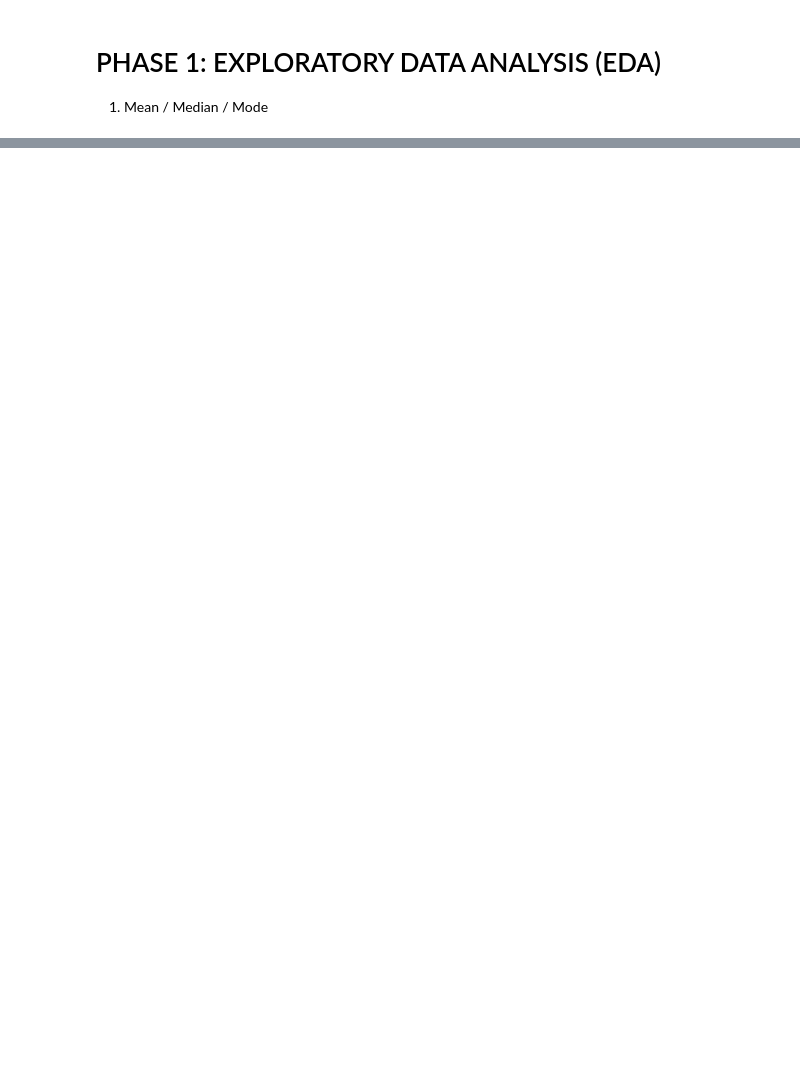
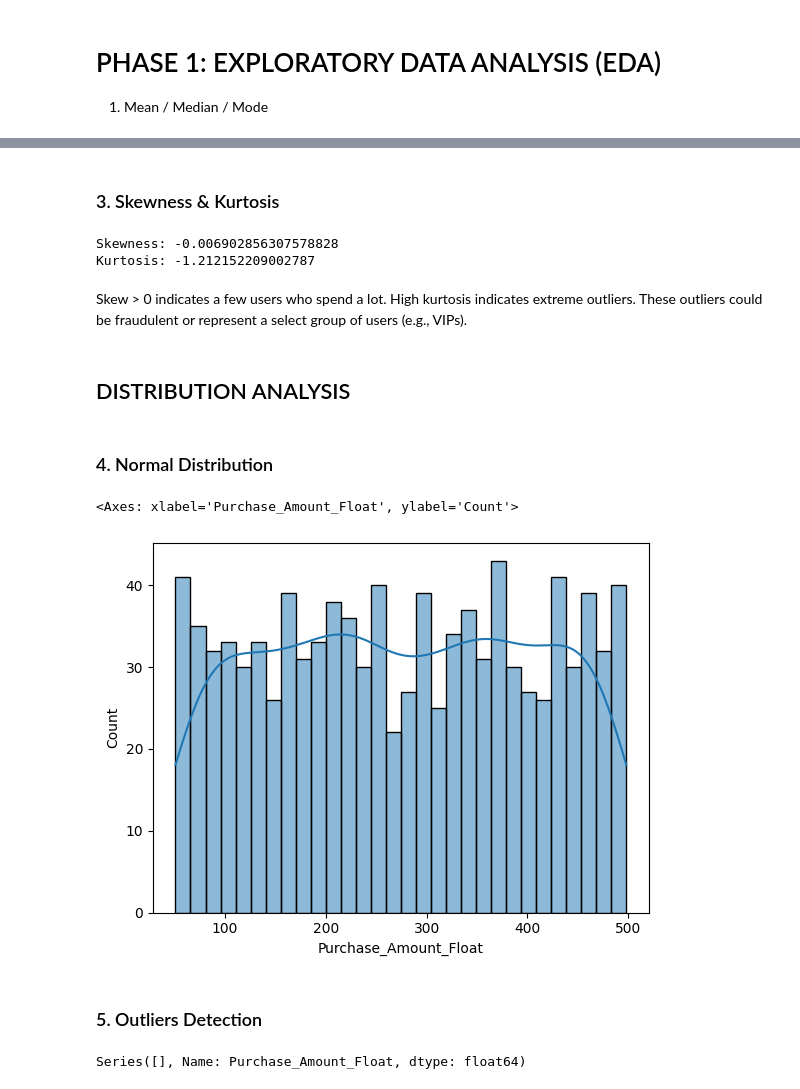
Before and after one commit to absyd/User_Behavior_Analytics_A_B_Testing_Intelligence_System, a Jupyter notebook: notebooks/eda_notebook.ipynb, the cells around one changed output, grey strips where cells are left out. Drawn from its saved outputs; the diff is of its cells as text; code cells hidden in the pictures; blank space fills up the shorter version.

```diff
--- a/notebooks/eda_notebook.ipynb
+++ b/notebooks/eda_notebook.ipynb
@@ -39,3 +50,2 @@ data_path="https://github.com/absyd/User_Behavior_Analytics_-_A-B_Testing_Intell
 # %%
-# download the data
-!wget https://github.com/absyd/User_Behavior_Analytics_-_A-B_Testing_Intelligence_System/blob/main/data/Ecommerce_Consumer_Behavior_Analysis_Data.csv
+df=pd.read_csv("../data/Ecommerce_Consumer_Behavior_Analysis_Data.csv")
@@ -44,4 +52,3 @@ sample_data
 # %%
-df=pd.read_csv("Ecommerce_Consumer_Behavior_Analysis_Data.csv")
 df.head()
 # %% [output]
@@ -48,0 +91,2 @@ ParserError: Error tokenizing data. C error: Expected 1 fields in line 38, saw 2
+# %%
+df['Purchase_Amount_Float'] = df['Purchase_Amount'].str.replace('$', '').str.replace(',', '').astype(float)
@@ -48,0 +105,10 @@ ParserError: Error tokenizing data. C error: Expected 1 fields in line 38, saw 2
+# %%
+data = df['Purchase_Amount_Float']
+
+mean = np.mean(data)
+median = np.median(data)
+mode = stats.mode(data)
+
+print(f"Mean: {mean}")
+print(f"Median: {median}")
+print(f"Mode: {mode}")
@@ -48,0 +132,33 @@ ParserError: Error tokenizing data. C error: Expected 1 fields in line 38, saw 2
+# %% [markdown]
+### 3. Skewness & Kurtosis
+# %%
+from scipy.stats import skew, kurtosis
+
+sk = skew(data)
+kt = kurtosis(data)
+print(f"Skewness: {sk}")
+print(f"Kurtosis: {kt}")
+# %% [output]
+Skewness: -0.006902856307578828
+Kurtosis: -1.212152209002787
+# %% [markdown]
+Skew > 0 indicates a few users who spend a lot. High kurtosis indicates extreme outliers. These outliers could be fraudulent or represent a select group of users (e.g., VIPs).
+# %% [markdown]
+## DISTRIBUTION ANALYSIS
+# %% [markdown]
+### 4. Normal Distribution
+# %%
+import seaborn as sns
+sns.histplot(data, kde=True, bins=30)
+# %% [output]
+<Axes: xlabel='Purchase_Amount_Float', ylabel='Count'>
+[figure, added]
+# %% [markdown]
+### 5. Outliers Detection
+# %%
+z_scores = (data - mean) / std
+
+outliers = data[np.abs(z_scores) > 3]
+outliers
+# %% [output]
+Series([], Name: Purchase_Amount_Float, dtype: float64)
```
Also changed, not shown: parts of 21 cells of this notebook, 16 other files.
